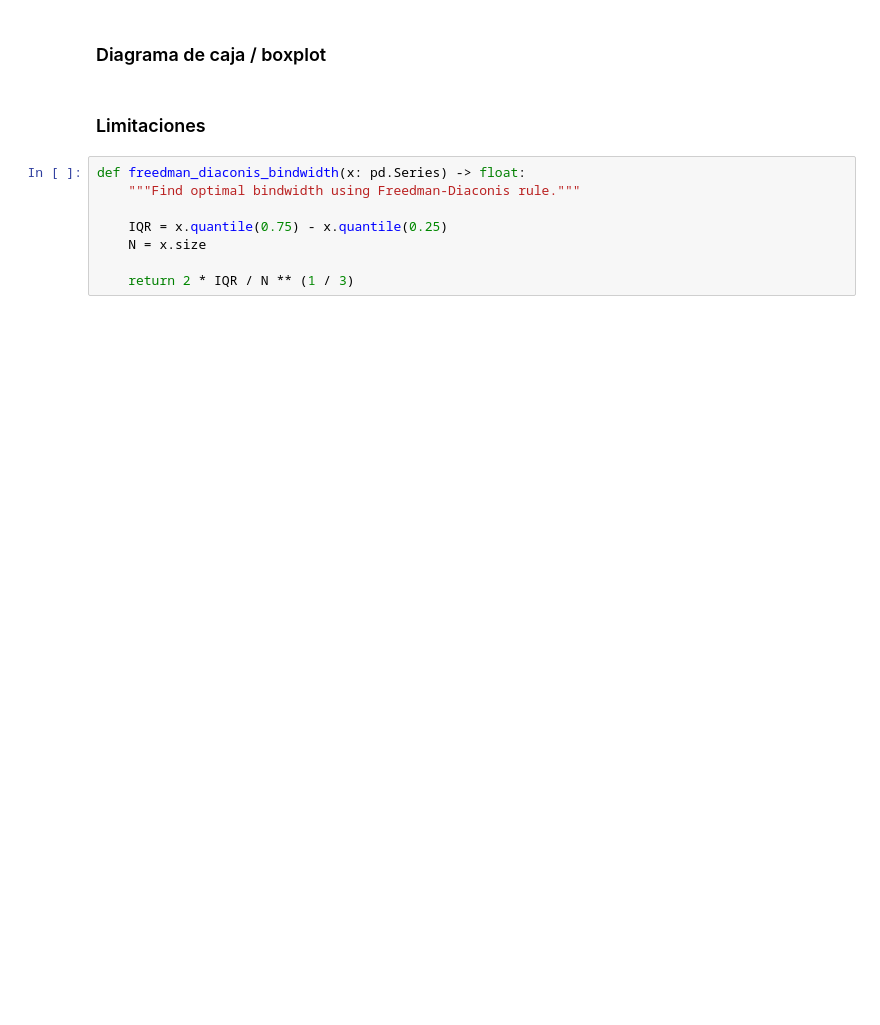
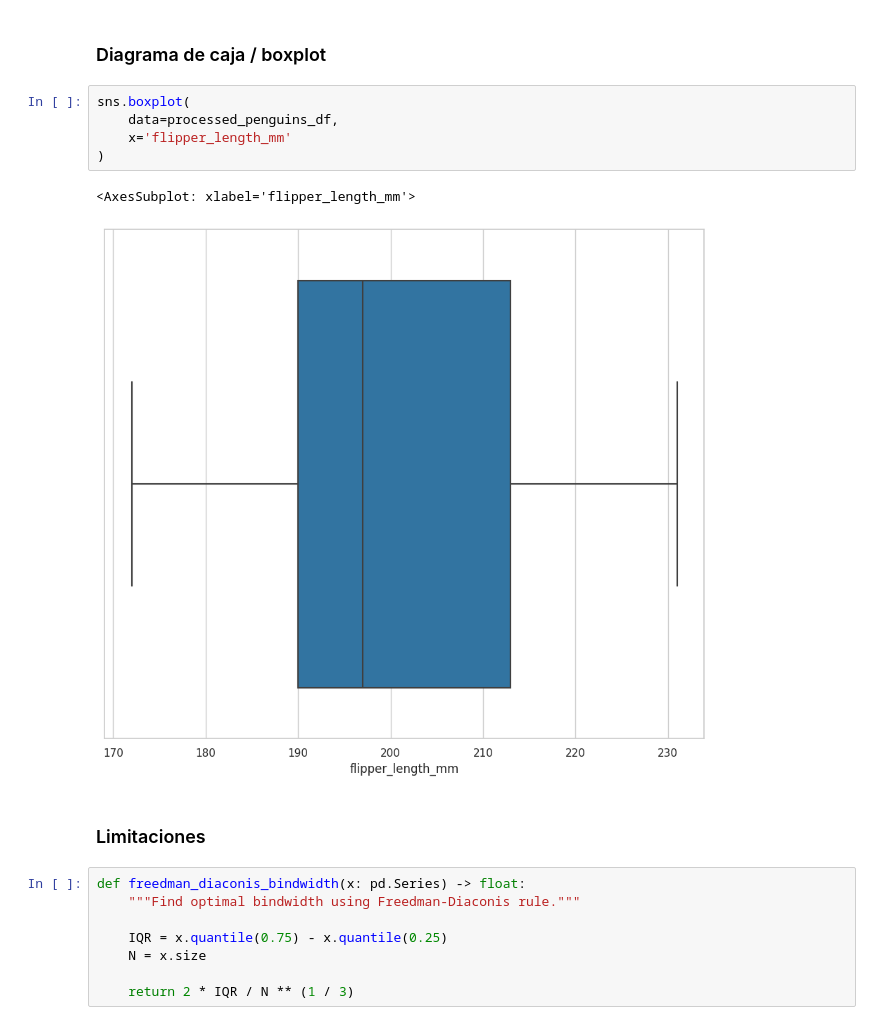
Before and after one commit to jariel17/curso-analisis-exploratorio-de-datos, a Jupyter notebook: 01-conociendo-nuestros-datos.ipynb, the cells around one changed output. Saved outputs shown, nothing was run; the diff lists cells and outputs as text; blank space fills up the shorter version.

```diff
--- a/01-conociendo-nuestros-datos.ipynb
+++ b/01-conociendo-nuestros-datos.ipynb
@@ -631,5 +742,13 @@ La curtosis es una herramienta útil para comprender la forma y la variabilidad
 # %% [markdown]
 ### Diagrama de caja / boxplot
+# %%
+sns.boxplot(
+    data=processed_penguins_df,
+    x='flipper_length_mm'
+)
+# %% [output]
+<AxesSubplot: xlabel='flipper_length_mm'>
+[figure, added]
 # %% [markdown]
 ### Limitaciones
 # %%
```
Also changed, not shown: parts of 13 cells of this notebook.
